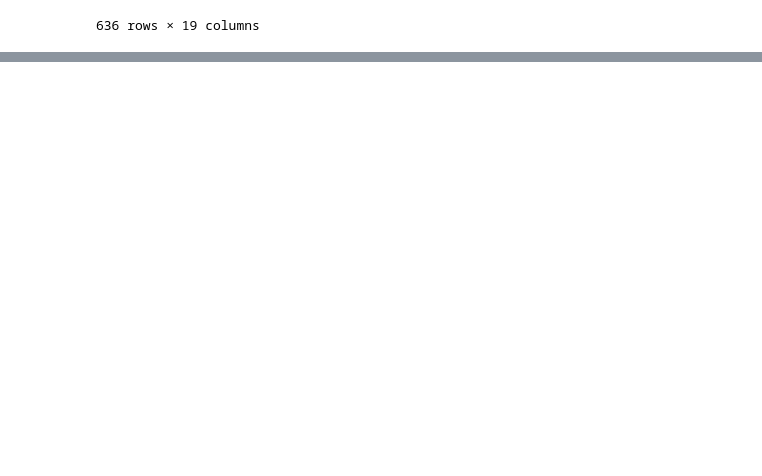
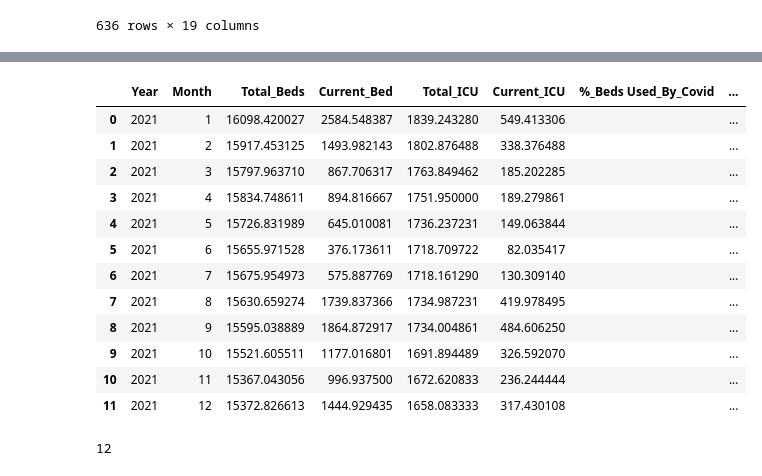
Before and after one commit to tracypoon/Group_3_Project, a Jupyter notebook: Tom/Covid Data Analysis v2.ipynb, the cells around one changed output, grey strips where cells are left out. Drawn from its saved outputs; the diff is of its cells as text; code cells hidden in the pictures; blank space fills up the shorter version.

```diff
--- a/Tom/Covid Data Analysis v2.ipynb
+++ b/Tom/Covid Data Analysis v2.ipynb
@@ -247,3 +247,21 @@ final_monthly_set1_df
 636 rows × 19 columns
 # %%
 final_monthly_set1_df.to_csv("Updated_Final_COVID_Data.csv")
+# %%
+# Create monthly set 2 dataframe
+
+# Create a clean DataFrame by dropping the states with missing incomplete data.
+remove_list = ["ID",
+               "MP",
+               "NH",
+               "UT",
+               "WA"]
+filtered_data_df = clean_covid_df[["Year",
+                                   "Month",
+                                   "State",
+                                   "Total_Beds",
+                                   "Current_Bed",
+                                   "Total_ICU",
+                                   "Current_ICU"]]
+for remove in remove_list:
+    filtered_data_df = filtered_data_df.loc[filtered_data_df["State"] != remove, :]
@@ -249,0 +284,3 @@ final_monthly_set1_df.to_csv("Updated_Final_COVID_Data.csv")
+# %%
+# Remove all rows containing data from 2020
+filtered_data_df = filtered_data_df.loc[(filtered_data_df["Year"] != 2020), :].reset_index(drop = True)
@@ -249,0 +303,27 @@ final_monthly_set1_df.to_csv("Updated_Final_COVID_Data.csv")
+# %%
+ hospital_monthly_data = filtered_data_df.groupby(["Year", "Month"])
+# %%
+monthly_set2_df = hospital_monthly_data.mean()
+monthly_set2_df = monthly_set2_df.reset_index(drop=False)
+monthly_set2_df[["%_Beds Used_By_Covid", "%_ICU_Beds Used_By_Covid", "Year_Month"]] = ""
+# %%
+monthly_set2_df
+# %% [output]
+|  | Year | Month | Total_Beds | Current_Bed | Total_ICU | Current_ICU | %_Beds Used_By_Covid | ... |
+| 0 | 2021 | 1 | 16098.420027 | 2584.548387 | 1839.243280 | 549.413306 |  | ... |
+| 1 | 2021 | 2 | 15917.453125 | 1493.982143 | 1802.876488 | 338.376488 |  | ... |
+| 2 | 2021 | 3 | 15797.963710 | 867.706317 | 1763.849462 | 185.202285 |  | ... |
+| 3 | 2021 | 4 | 15834.748611 | 894.816667 | 1751.950000 | 189.279861 |  | ... |
+| 4 | 2021 | 5 | 15726.831989 | 645.010081 | 1736.237231 | 149.063844 |  | ... |
+| 5 | 2021 | 6 | 15655.971528 | 376.173611 | 1718.709722 | 82.035417 |  | ... |
+| 6 | 2021 | 7 | 15675.954973 | 575.887769 | 1718.161290 | 130.309140 |  | ... |
+| 7 | 2021 | 8 | 15630.659274 | 1739.837366 | 1734.987231 | 419.978495 |  | ... |
+| 8 | 2021 | 9 | 15595.038889 | 1864.872917 | 1734.004861 | 484.606250 |  | ... |
+| 9 | 2021 | 10 | 15521.605511 | 1177.016801 | 1691.894489 | 326.592070 |  | ... |
+| 10 | 2021 | 11 | 15367.043056 | 996.937500 | 1672.620833 | 236.244444 |  | ... |
+| 11 | 2021 | 12 | 15372.826613 | 1444.929435 | 1658.083333 | 317.430108 |  | ... |
+# %%
+row_count = len(monthly_set2_df)
+row_count
+# %% [output]
+12
```
Also changed, not shown: parts of 18 cells of this notebook, 2 other files.
